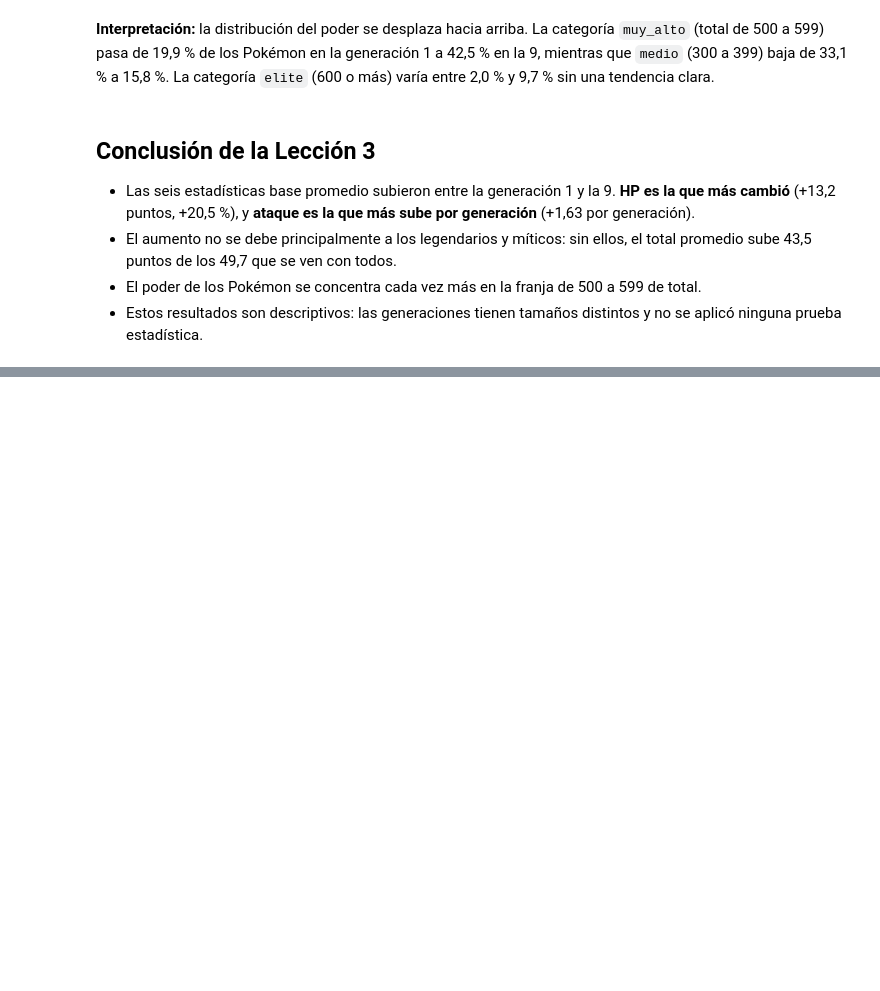
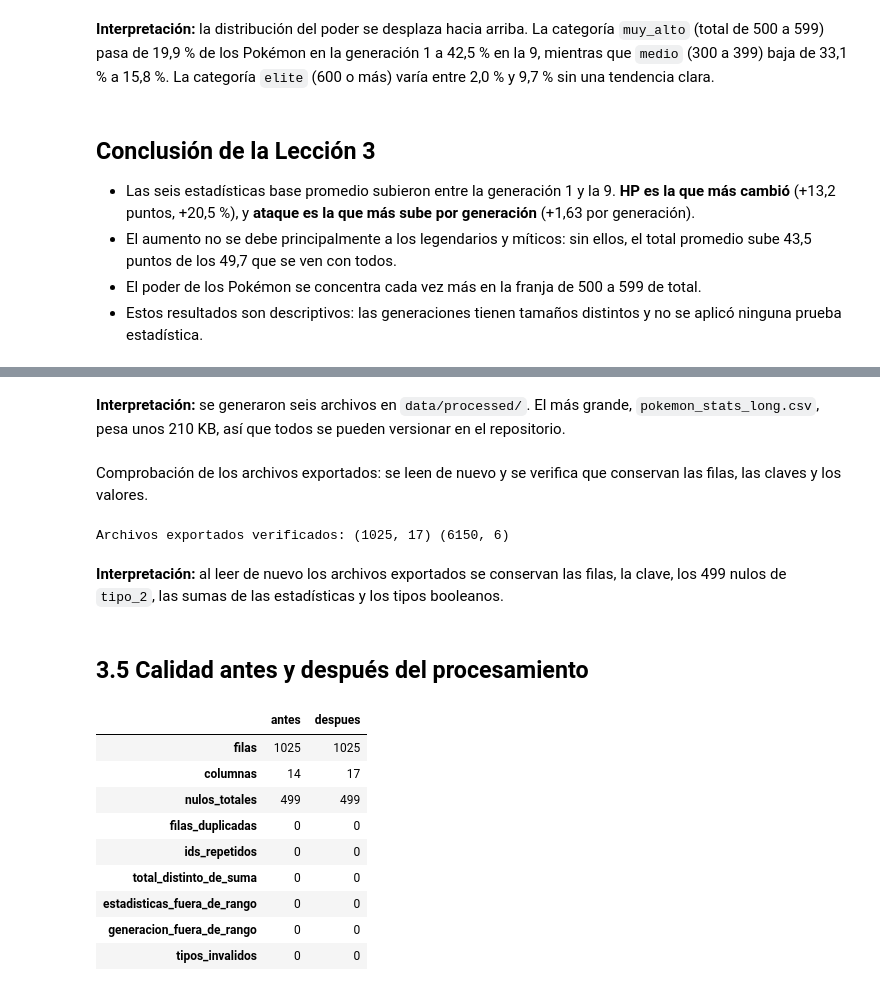
Before and after one commit to brandonmesamm-png/pokemon-generaciones, a Jupyter notebook: notebooks/data_preparation.ipynb, the cells around one changed output, grey strips where cells are left out. Drawn from its saved outputs; the diff is of its cells as text; code cells hidden in the pictures; blank space fills up the shorter version.

```diff
--- a/notebooks/data_preparation.ipynb
+++ b/notebooks/data_preparation.ipynb
@@ -547,0 +734,36 @@ Name: count, dtype: int64
+# %% [markdown]
+**Interpretación:** se generaron seis archivos en `data/processed/`. El más grande, `pokemon_stats_long.csv`, pesa unos 210 KB, así que todos se pueden versionar en el repositorio.
+# %% [markdown]
+Comprobación de los archivos exportados: se leen de nuevo y se verifica que conservan las filas, las claves y los valores.
+# %%
+leido = pd.read_csv(SALIDA / 'pokemon_clean.csv')
+leido_largo = pd.read_csv(SALIDA / 'pokemon_stats_long.csv')
+
+assert leido.shape == pokemon_final.shape
+assert leido['id'].is_unique
+assert leido['tipo_2'].isna().sum() == 499
+assert (leido[ESTADISTICAS].sum(axis=1) == leido['total']).all()
+assert leido['especial'].dtype == bool
+assert len(leido_largo) == 1025 * 6
+assert leido_largo['valor'].sum() == leido['total'].sum()
+print('Archivos exportados verificados:', leido.shape, leido_largo.shape)
+# %% [output]
+Archivos exportados verificados: (1025, 17) (6150, 6)
+# %% [markdown]
+**Interpretación:** al leer de nuevo los archivos exportados se conservan las filas, la clave, los 499 nulos de `tipo_2`, las sumas de las estadísticas y los tipos booleanos.
+# %% [markdown]
+## 3.5 Calidad antes y después del procesamiento
+# %%
+pd.DataFrame({'antes': metricas_calidad(pokemon_crudo),
+              'despues': metricas_calidad(pokemon_final)}).astype(object)
+# %% [output]
+|  | antes | despues |
+| filas | 1025 | 1025 |
+| columnas | 14 | 17 |
+| nulos_totales | 499 | 499 |
+| filas_duplicadas | 0 | 0 |
+| ids_repetidos | 0 | 0 |
+| total_distinto_de_suma | 0 | 0 |
+| estadisticas_fuera_de_rango | 0 | 0 |
+| generacion_fuera_de_rango | 0 | 0 |
+| tipos_invalidos | 0 | 0 |
```
Also changed, not shown: parts of 24 cells of this notebook, 6 other files.
